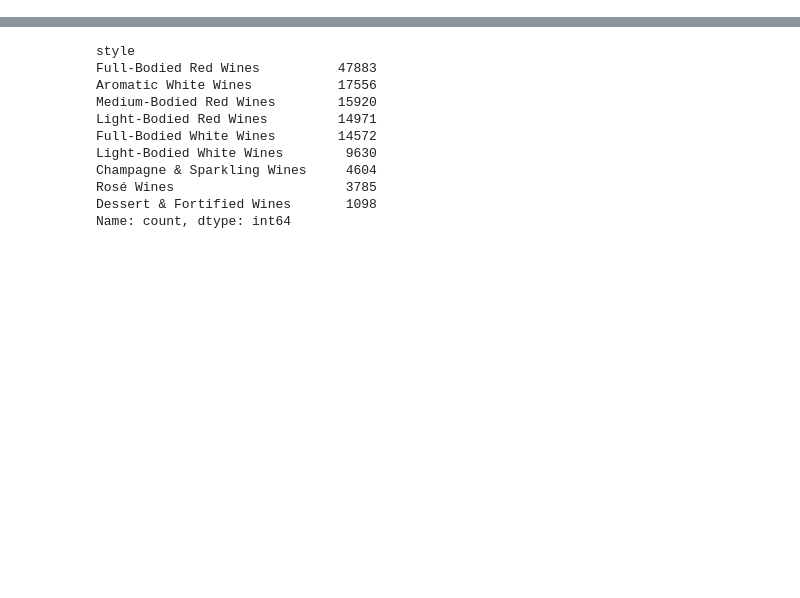
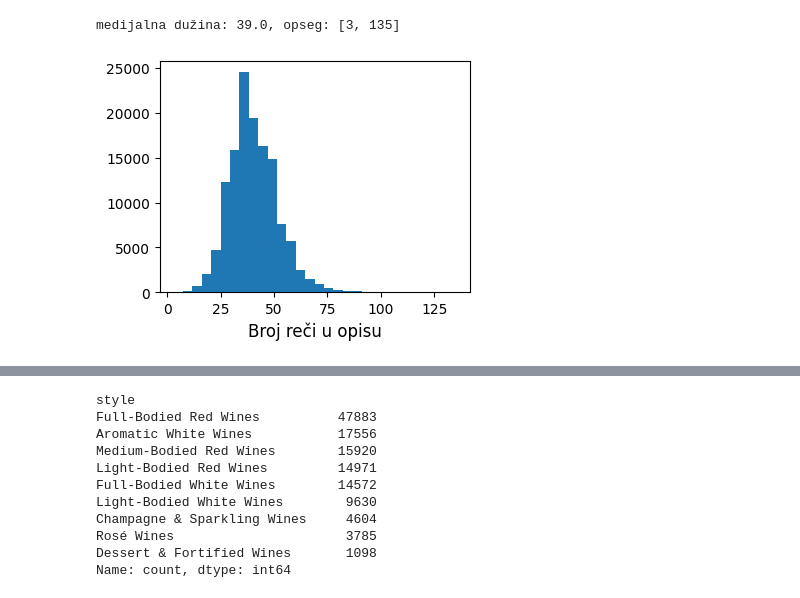
Before and after one commit to isidora00/ML_StudyBuddy, a Jupyter notebook: wine_reviews.ipynb, the cells around one changed output, grey strips where cells are left out. Cells and saved outputs as stored; diff of their text form; code cells hidden in the pictures; blank space fills up the shorter version.

```diff
--- a/wine_reviews.ipynb
+++ b/wine_reviews.ipynb
@@ -43 +76,12 @@ plt.show()
+# %%
+word_counts = [len(text.split()) for text in df['description']]
+print(f"medijalna dužina: {np.median(word_counts)}, opseg: [{np.min(word_counts)}, {np.max(word_counts)}]")
+
+plt.figure(figsize=(4, 3))
+plt.hist(word_counts, bins=30)
+plt.xlabel('Broj reči u opisu', fontsize=12)
+plt.show()
+# %% [output]
+medijalna dužina: 39.0, opseg: [3, 135]
+[figure, added]
 # %%
```
Also changed, not shown: parts of 47 cells of this notebook, 3 other files.
